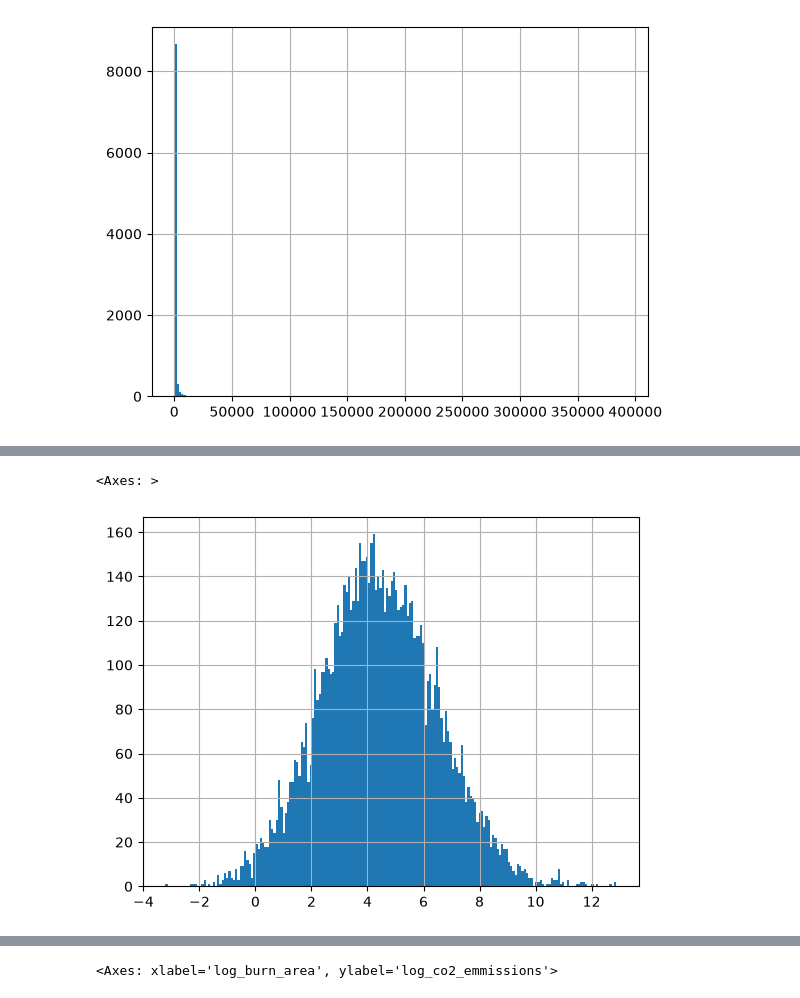
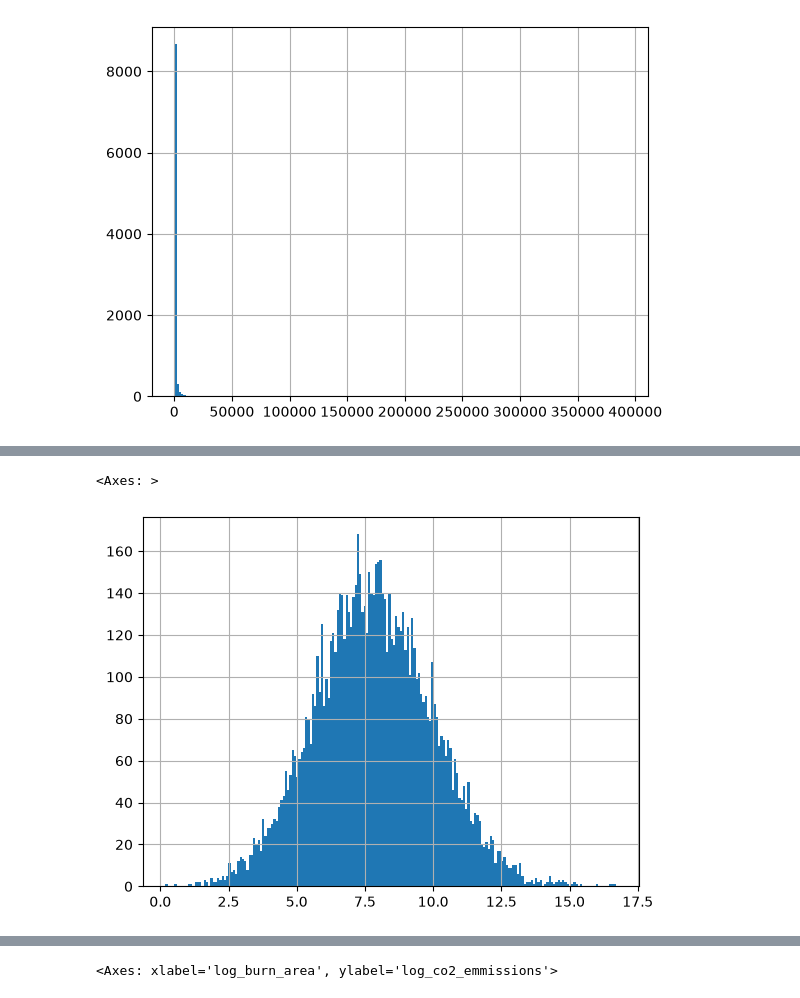
Before and after one commit to EdKinge/Wildfire-ML-Project, a Jupyter notebook: co2_prediction.ipynb, the cells around one changed output, grey strips where cells are left out. Saved outputs shown, nothing was run; the diff lists cells and outputs as text; code cells hidden in the pictures.

```diff
--- a/co2_prediction.ipynb
+++ b/co2_prediction.ipynb
@@ -52,11 +67,3 @@ df["burn_area_km2"].hist(bins=200)
 # %% [output]
 <Axes: >
 [figure]
-# %%
-burn_area = df["burn_area_km2"]
-
-mean_burn_area = burn_area.mean()
-std_burn_area = burn_area.std()
-
-df["z_score_burn_area"] = (df["burn_area_km2"] - mean_burn_area) / std_burn_area
-print(df["z_score_burn_area"])
@@ -91,8 +80,8 @@ df["log_co2_emmissions"] = np.log(df["co2_emissions_tonnes"])
-# %%
-df["log_burn_area"].hist(bins=200)
-# %% [output]
-<Axes: >
-[figure, removed]
+# %%
+df["log_co2_emmissions"].hist(bins=200)
+# %% [output]
+<Axes: >
+[figure, added]
 # %%
 plt.figure(figsize=(30,15))
 sns.barplot(x=df["burn_area_km2"], y=df["vegetation_type"])
```
Also changed, not shown: parts of 13 cells of this notebook.
